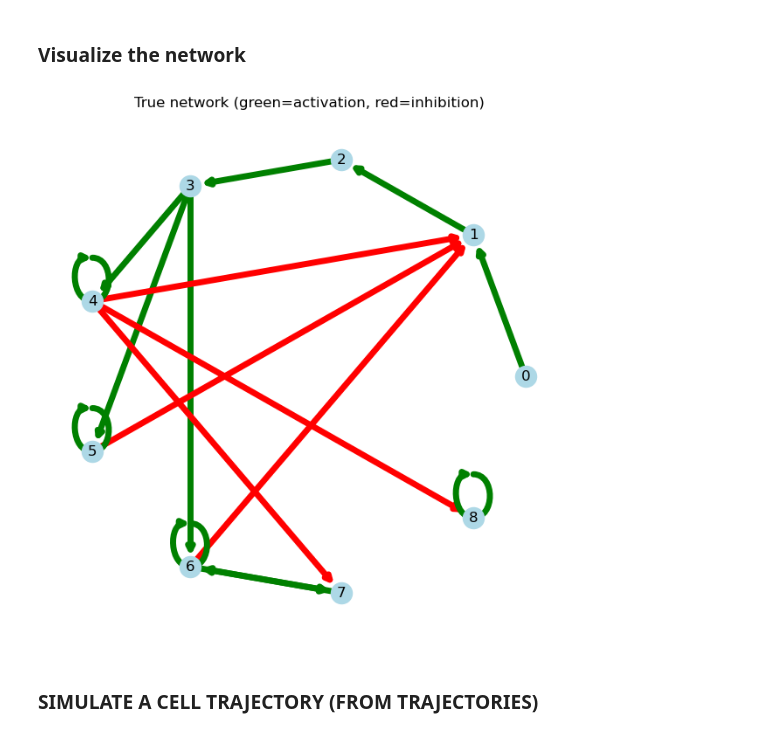
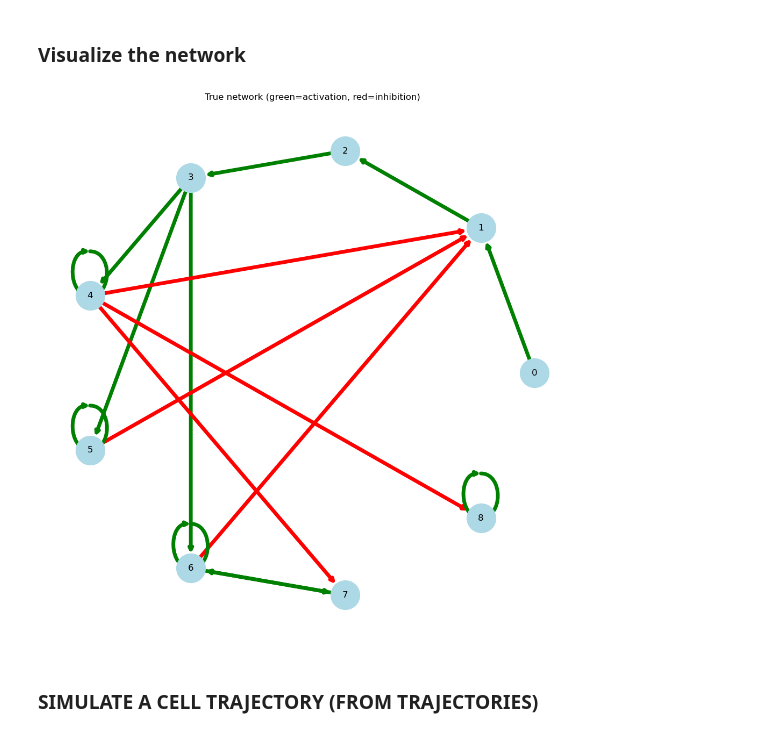
Before and after one commit to eliasventre/TP_inference, a Jupyter notebook: visualize_data.ipynb, the cells around one changed output. Cells and saved outputs as stored; diff of their text form; code cells hidden in the pictures.

```diff
--- a/visualize_data.ipynb
+++ b/visualize_data.ipynb
@@ -15,35 +15,35 @@ import umap
 # %%
 path_network = f'{outfile}/true/inter_signed.npy'
 
 # ---------------------------------------------------------------------
 # Visualize true network
 # ---------------------------------------------------------------------
 inter = np.load(path_network)
 G = inter.shape[0]
 
 # Create a directed graph
 G_true = nx.DiGraph()
 G_true.add_nodes_from(range(G))
 
 # Add edges with sign
 for i in range(G):
     for j in range(G):
         if inter[i,j] != 0:
             G_true.add_edge(i, j, weight=inter[i,j]*.5)
 
 # Define edge colors: green for positive, red for negative
 edge_colors = ['green' if G_true[u][v]['weight'] > 0 else 'red' for u,v in G_true.edges()]
 edge_widths = [abs(G_true[u][v]['weight']) for u,v in G_true.edges()]
 
 # Draw network
-plt.figure(figsize=(6,6))
+plt.figure(figsize=(10,10))
 pos = nx.circular_layout(G_true)
 nx.draw(G_true, pos, with_labels=True, node_color='lightblue',
-        edge_color=edge_colors, width=edge_widths, arrowsize=10)
+        edge_color=edge_colors, width=edge_widths, arrowsize=10, node_size=1500)
 plt.title("True network (green=activation, red=inhibition)")
 plt.show()
 # %% [output]
-[figure, old version]
+[figure, new version]
 # %% [markdown]
 ### SIMULATE A CELL TRAJECTORY (FROM TRAJECTORIES)
 # %%
```
Also changed, not shown: parts of 4 cells of this notebook.
